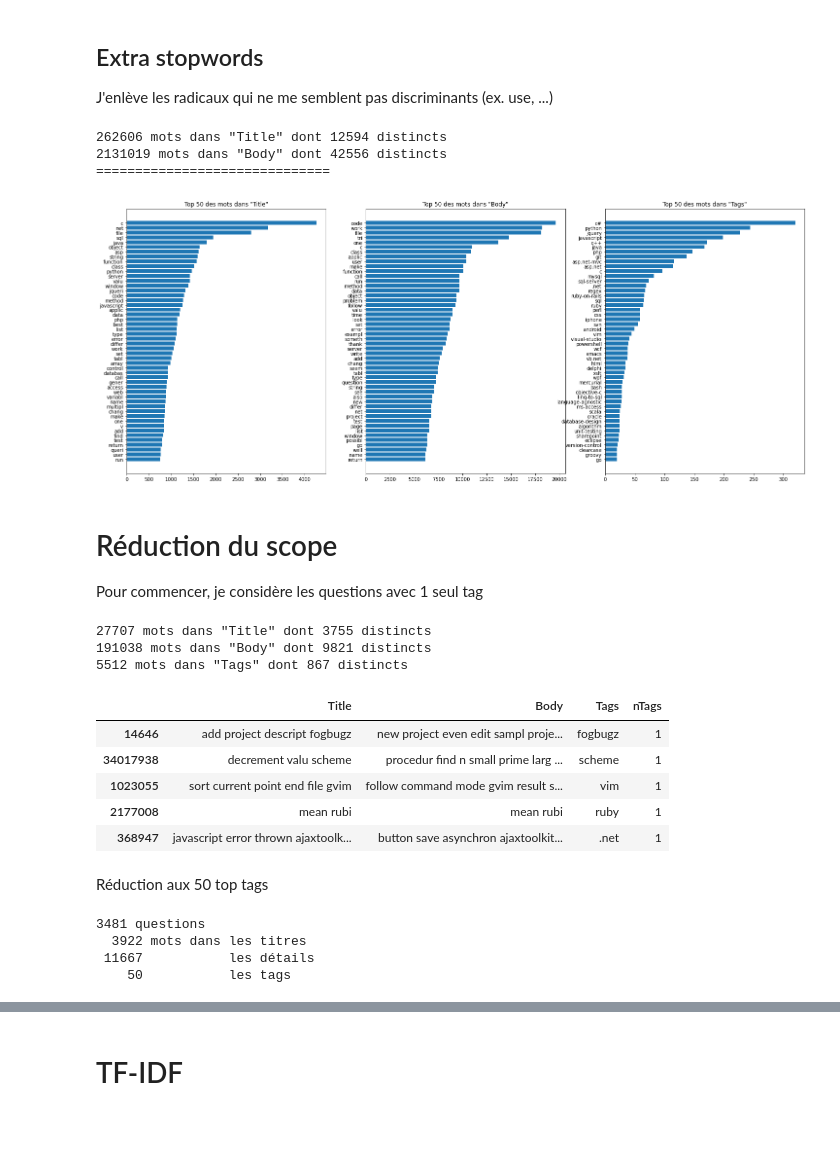
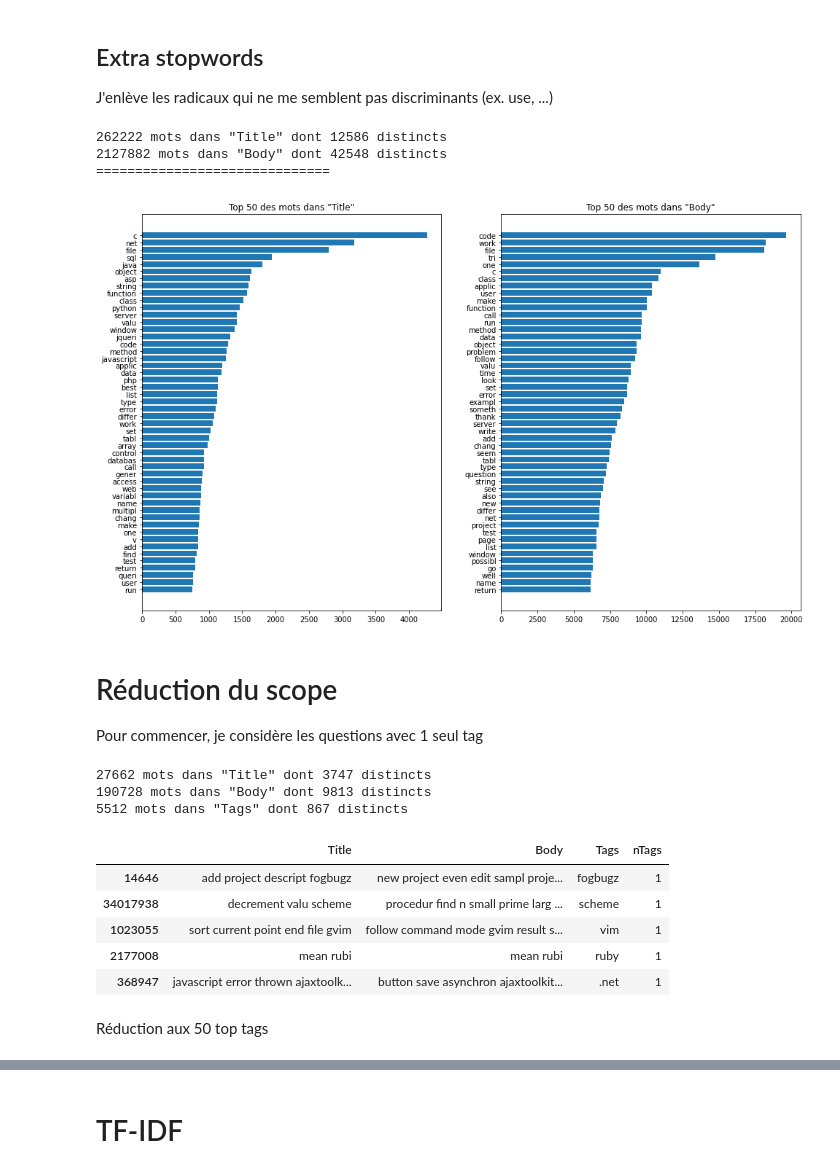
Before and after one commit to FKO78/OC-ds-p6, a Jupyter notebook: P6_Catégorisez_automatiquement_des_questions.ipynb, the cells around one changed output, grey strips where cells are left out. Saved outputs shown, nothing was run; the diff lists cells and outputs as text; code cells hidden in the pictures; blank space fills up the shorter version.

```diff
--- a/P6_Catégorisez_automatiquement_des_questions.ipynb
+++ b/P6_Catégorisez_automatiquement_des_questions.ipynb
@@ -225,29 +225,31 @@ plt.show()
 ## Extra stopwords
 J'enlève les radicaux qui ne me semblent pas discriminants (ex. use, ...)
 # %%
-extra_sw = ('use', 'get', 'like', 'way', 'creat', 'would', 'want', 'need', 'know', 'could')
+extra_sw = ('use', 'get', 'like', 'way', 'creat', 'would', 'want', 'need', \
+            'know', 'could', 'x', 'xx', 'xyz', 'aa', 'xxx', 'z', 'yyyi', 'wont')
 cpt = 1
 
+fig = plt.figure(1, figsize=(25, 10))
+
 for col in  ['Title', 'Body']:
-    train[col] = train[col].apply(lambda x: ' '.join([w for w in x.split() if w not in extra_sw]))
+    train[col] = train[col].apply(lambda x: ' '.join([w for w in x.split() \
+                                                      if w not in extra_sw]))
     freq[col] = Counter(' '.join(train[col].values).split()).most_common()
     print('{} mots dans "{}" dont {} distincts'.\
         format(sum(dict(freq[col]).values()), col, len(freq[col])))
-print('='*30)
 
-fig = plt.figure(1, figsize=(25, 10))
-
-for col in cols:
     plt.subplot(1, len(cols), cpt)
     plt.barh([k for k, v in sorted(freq[col][:top], key=lambda x: x[1])],
              [v for k, v in sorted(freq[col][:top], key=lambda x: x[1])])
     plt.title('Top {} des mots dans "{}"'.format(top, col))
     cpt += 1
+
+print('='*30)
 # %% [output]
-262606 mots dans "Title" dont 12594 distincts
-2131019 mots dans "Body" dont 42556 distincts
+262222 mots dans "Title" dont 12586 distincts
+2127882 mots dans "Body" dont 42548 distincts
 ==============================
-[figure, old version]
+[figure, new version]
 # %% [markdown]
 # Réduction du scope
 Pour commencer, je considère les questions avec 1 seul tag
@@ -261,8 +263,8 @@ for col in cols:
 
 train_1T.head()
 # %% [output]
-27707 mots dans "Title" dont 3755 distincts
-191038 mots dans "Body" dont 9821 distincts
+27662 mots dans "Title" dont 3747 distincts
+190728 mots dans "Body" dont 9813 distincts
 5512 mots dans "Tags" dont 867 distincts
 |  | Title | Body | Tags | nTags |
 | 14646 | add project descript fogbugz | new project even edit sampl proje... | fogbugz | 1 |
@@ -272,35 +274,3 @@ train_1T.head()
 | 368947 | javascript error thrown ajaxtoolk... | button save asynchron ajaxtoolkit... | .net | 1 |
 # %% [markdown]
 Réduction aux 50 top tags
-# %%
-questions = []
-bodies = []
-tags = []
-cpt = 0
-lst = []
-
-for i, j in source.items():
-    res = [x for x in j[2] if x not in tags_top.keys()]
-    if res:
-        lst.append(i)
-    else:
-        questions.extend(j[0])
-        bodies.extend(j[1])
-        tags.extend(j[2])
-        cpt += 1
-
-for i in lst:
-    del source[i]
-
-freq['questions'] = Counter(questions).most_common()
-freq['bodies'] = Counter(bodies).most_common()
-freq['tags'] = Counter(tags).most_common()
-
-print('{} questions'.format(cpt))
-print('{:6d} mots dans les titres\n{:6d}\t\t les détails \n{:6d}\t\t les tags'.\
-format( len(freq['questions']), len(freq['bodies']), len(freq['tags'])))
-# %% [output]
-3481 questions
-  3922 mots dans les titres
- 11667           les détails
-    50           les tags
```
Also changed, not shown: parts of 19 cells of this notebook.
